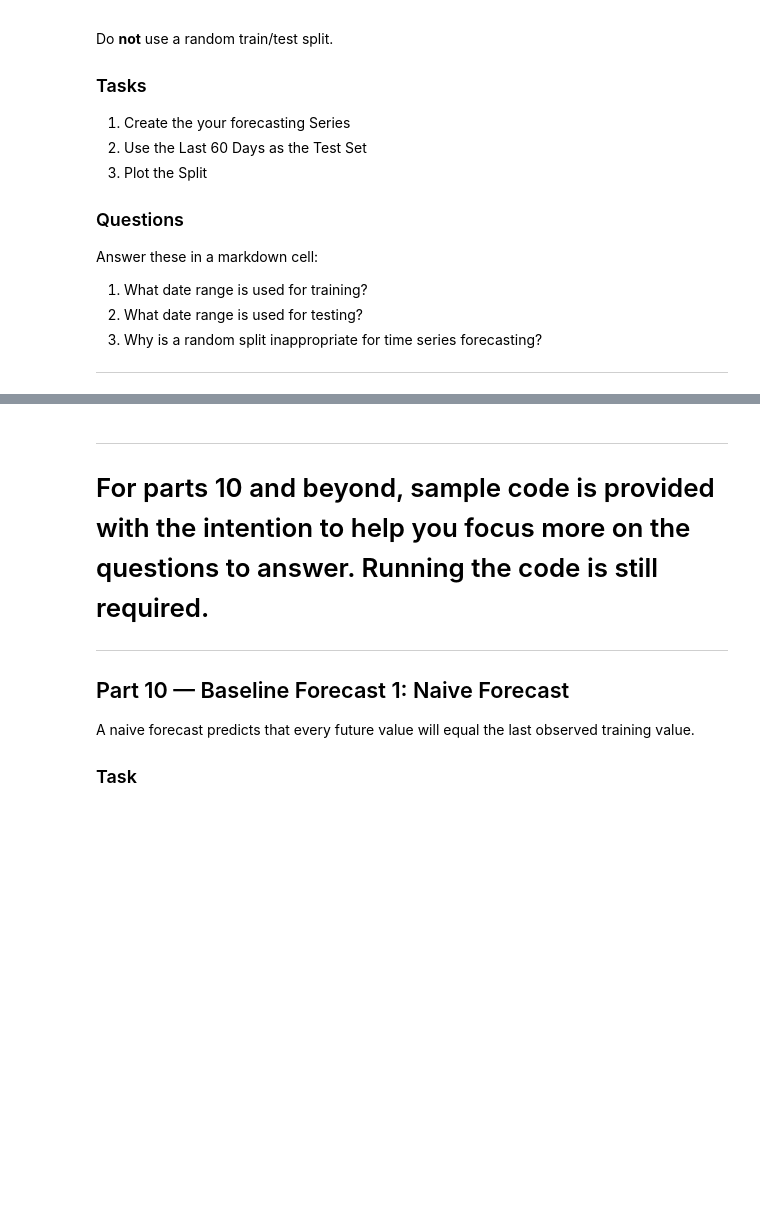
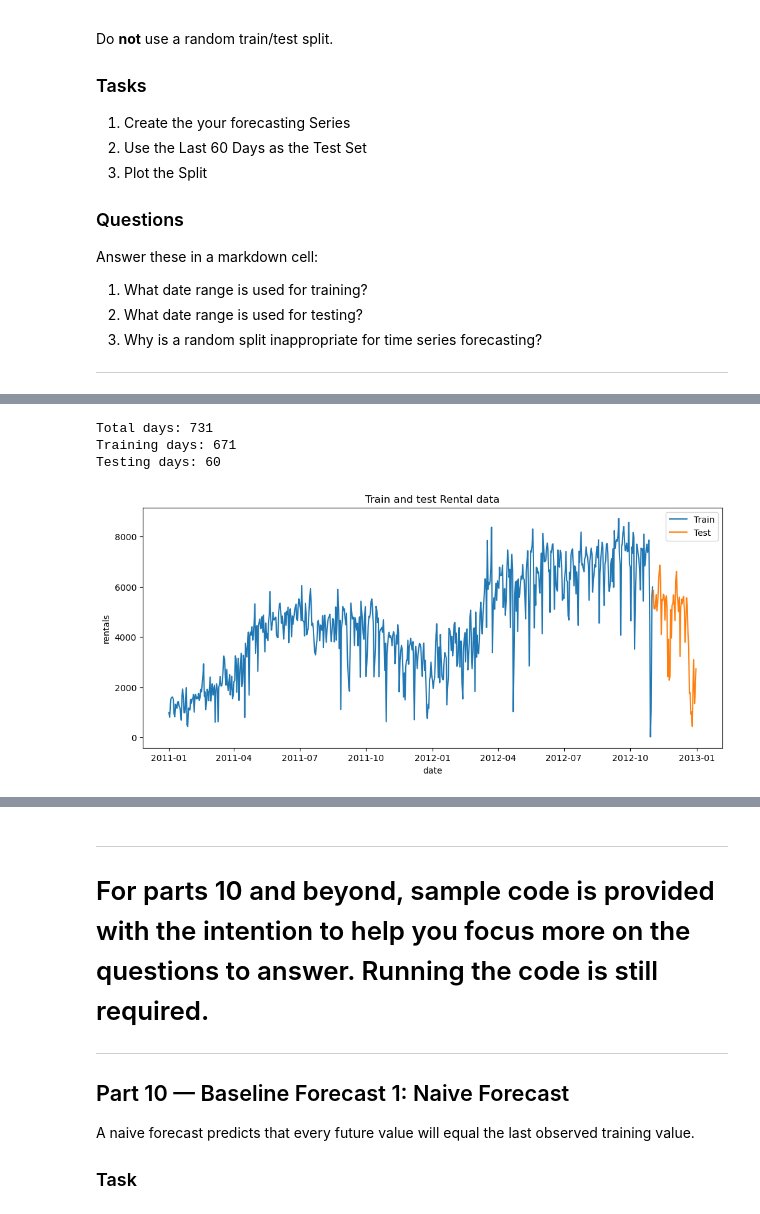
Before and after one commit to GregConfessore/lab-13-time-series, a Jupyter notebook: notebooks/starter-code.ipynb, the cells around one changed output, grey strips where cells are left out. Saved outputs shown, nothing was run; the diff lists cells and outputs as text; code cells hidden in the pictures; blank space fills up the shorter version.

```diff
--- a/notebooks/starter-code.ipynb
+++ b/notebooks/starter-code.ipynb
@@ -657,3 +764,6 @@ Answer these in a markdown cell:
 3. Why is a random split inappropriate for time series forecasting?
 
 ---
+# %%
+forecast_df = bike_ts[["cnt"]].copy()
+forecast_df.head()
@@ -659,0 +778,21 @@ Answer these in a markdown cell:
+# %%
+train = forecast_df[:-60]
+test = forecast_df[-60:]
+# %%
+print(f"Total days: {len(bike_ts)}")
+print(f"Training days: {len(train)}")
+print(f"Testing days: {len(test)}")
+# %% [output]
+Total days: 731
+Training days: 671
+Testing days: 60
+# %%
+plt.figure(figsize=(12, 5))
+plt.plot(train.index, train['cnt'], label='Train')
+plt.plot(test.index, test['cnt'], label='Test')
+plt.xlabel("date")
+plt.ylabel("rentals")
+plt.title("Train and test Rental data" )
+plt.legend();
+# %% [output]
+[figure, added]
```
Also changed, not shown: parts of 39 cells of this notebook.
